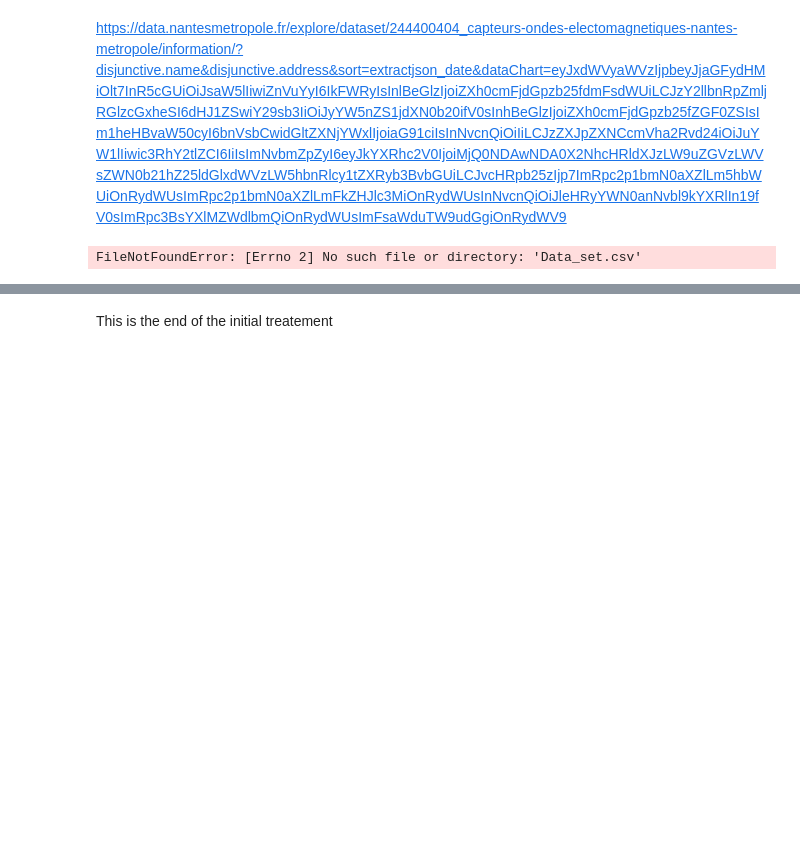
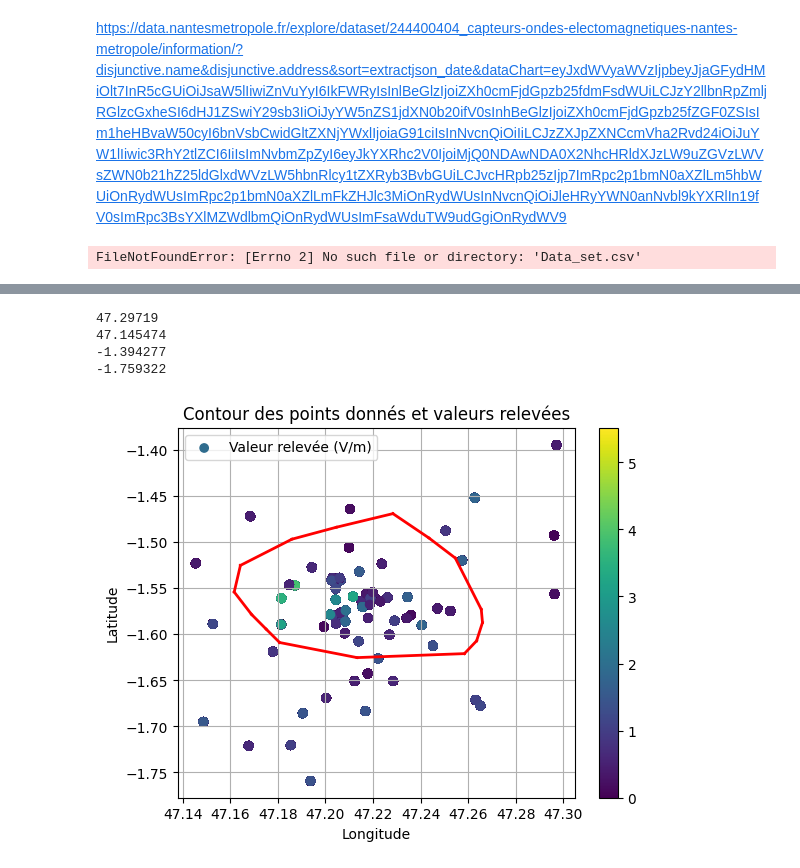
Before and after one commit to AloisECN/Projet_apst2, a Jupyter notebook: Ini_data_treatment.ipynb, the cells around one changed output, grey strips where cells are left out. Drawn from its saved outputs; the diff is of its cells as text; code cells hidden in the pictures; blank space fills up the shorter version.

```diff
--- a/Ini_data_treatment.ipynb
+++ b/Ini_data_treatment.ipynb
@@ -40,0 +75,11 @@ df = df.drop(columns=['geolocalisation','Valeur du dernier relevé (V/m)','Ident
+# %%
+#On transforme les colonnes X et Y en float
+df['X'] = df['X'].str.replace(',','.')
+df['Y'] = df['Y'].str.replace(',','.')
+
+df['Y'] = df['Y'].astype(float)
+df['X'] = df['X'].astype(float)
+
+#On transforme la collonne date du relevé en datetime
+df['Date du relevé'] = pd.to_datetime(df['Date du relevé'])
+df.head()
@@ -40,0 +93,4 @@ df = df.drop(columns=['geolocalisation','Valeur du dernier relevé (V/m)','Ident
+# %%
+#Trions les données par date
+df = df.sort_values(by='Date du relevé')
+df.head()
@@ -40,0 +104,4 @@ df = df.drop(columns=['geolocalisation','Valeur du dernier relevé (V/m)','Ident
+# %%
+#on verfie que Valeur du relevé est bien un float
+df['Valeur relevée (V/m)'] = df['Valeur relevée (V/m)'].astype(float)
+df.head()
@@ -42,3 +117,55 @@ df = df.drop(columns=['geolocalisation','Valeur du dernier relevé (V/m)','Ident
 df.to_parquet("comp.parquet", index=False)
-# %% [markdown]
-This is the end of the initial treatement
+# %%
+#On cherhhe les max et les min de X et Y
+print(df['X'].max())
+print(df['X'].min())
+print(df['Y'].max())
+print(df['Y'].min())
+# %% [output]
+47.29719
+47.145474
+-1.394277
+-1.759322
+# %%
+#On trace les données en fonction de X et Y on instaure une couleur en fonction de la valeur du relevé
+from scipy.spatial import ConvexHull
+import matplotlib.pyplot as plt
+import numpy as np
+
+# Coordonnées
+Y_nantes = [47.26207237693615, 47.26603839034966, 47.263564975387254, 47.25844406725748,
+     47.225497620211236, 47.21325915452311, 47.20008968236988, 47.18072711288377,
+     47.17513388626106, 47.16892091756998, 47.1616235603801, 47.164233502644635,
+     47.18587971114895, 47.20457815934575, 47.22837258535146, 47.24350102944418,
+     47.25460728678873, 47.25906700474962, 47.265534980666274]
+
+X_nantes = [-1.5835580484642375, -1.587312999949284, -1.607131554651009, -1.621020333662162,
+     -1.6212480185639744, -1.6253463467967766, -1.6176050601348169, -1.6089530338655678,
+     -1.59460888505077, -1.5784432570213935, -1.5540809725264126, -1.5251649899949848,
+     -1.4967043772672017, -1.483726337863338, -1.4689268192448957, -1.4953382678562677,
+     -1.5171960184311928, -1.554991712133662, -1.5729788193776173]
+
+# Conversion en tableau numpy
+points = np.column_stack((X_nantes, Y_nantes))
+
+# Calcul de l'enveloppe convexe
+hull = ConvexHull(points)
+
+# Tracé
+
+for simplex in hull.simplices:
+    plt.plot(points[simplex, 1], points[simplex, 0], 'r-', lw=2)
+
+# Ajout du scatter plot
+plt.scatter(df['X'], df['Y'], c=df['Valeur relevée (V/m)'], cmap='viridis', label="Valeur relevée (V/m)")
+#On rajoute une gardient de couloir en fonction de la valeur relevée
+plt.colorbar()
+
+plt.xlabel("Longitude")
+plt.ylabel("Latitude")
+plt.title("Contour des points donnés et valeurs relevées")
+plt.legend()
+plt.grid()
+plt.show()
+# %% [output]
+[figure, added]
```
Also changed, not shown: parts of 11 cells of this notebook, 1 other file.
